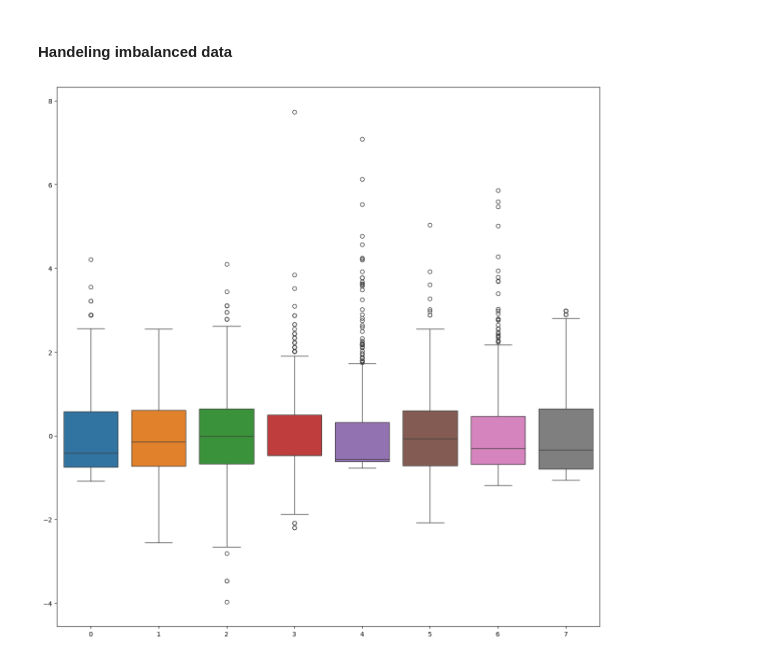
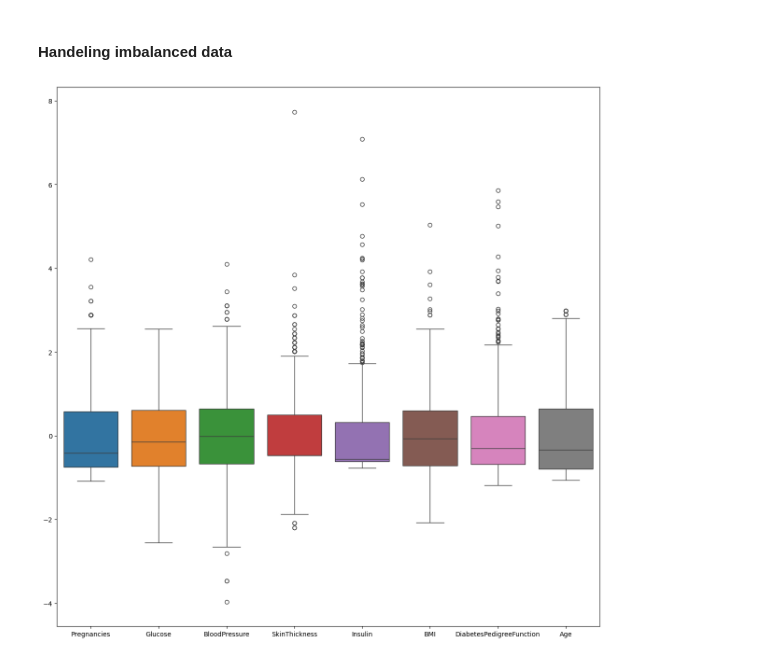
Before and after one commit to AkshanshSingh2002/Complete-Machine-Learning-Data-Science-Course-Machine-Learning-, a Jupyter notebook: Supervised Learning/Predictive analysis in diabetes.ipynb, the cells around one changed output. Saved outputs shown, nothing was run; the diff lists cells and outputs as text; code cells hidden in the pictures.

```diff
--- a/Supervised Learning/Predictive analysis in diabetes.ipynb
+++ b/Supervised Learning/Predictive analysis in diabetes.ipynb
@@ -179,8 +179,10 @@ scaler = StandardScaler()
 X_scaled = scaler.fit_transform(X_no_outliers)
 # %%
 ## BOX PLOT
+X_scaled = pd.DataFrame(X_scaled, columns=X_no_outliers.columns)
+
 fig, ax = plt.subplots(figsize=(15, 15))
 sns.boxplot(data=X_scaled, ax=ax)
 plt.show()
 # %% [output]
-[figure, old version]
+[figure, new version]
```
Also changed, not shown: parts of 17 cells of this notebook, 1 other file.
